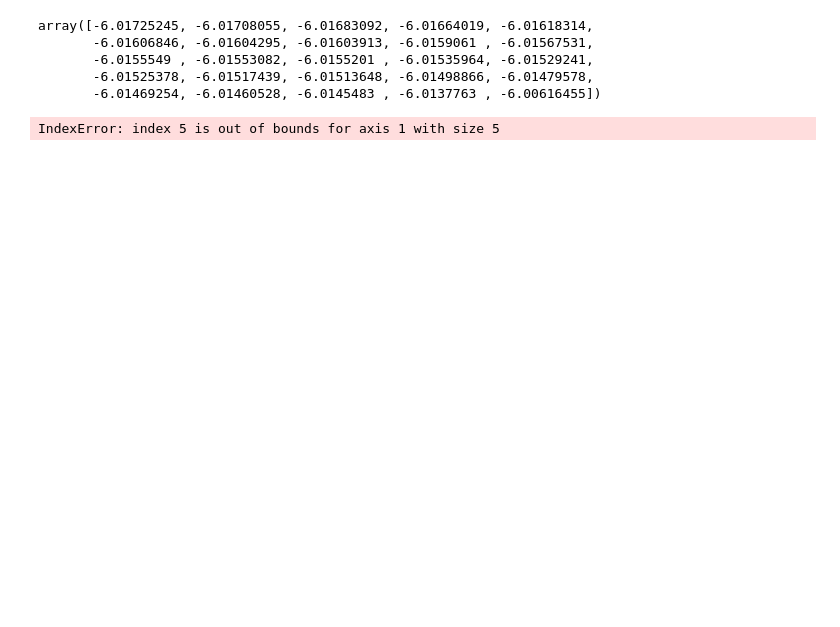
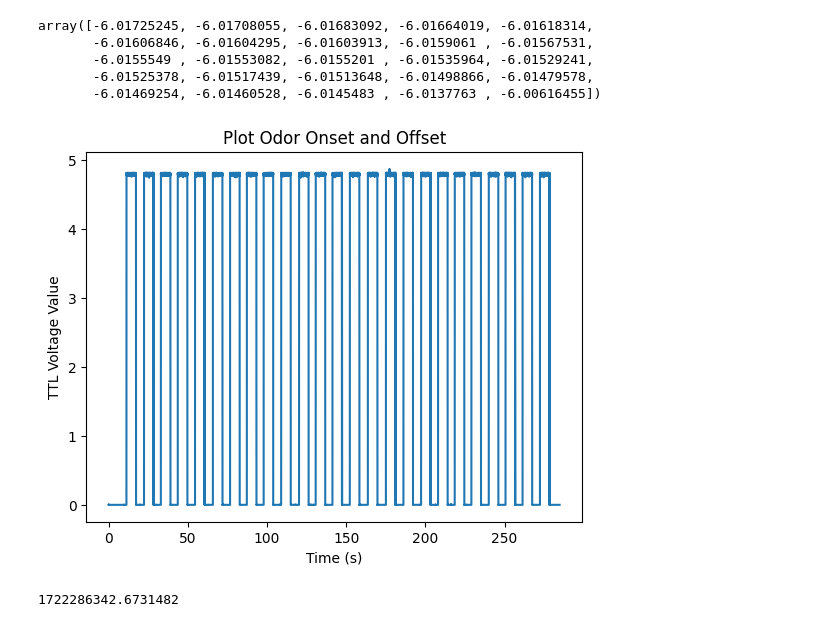
Before and after one commit to BruneBettler/wfield_pipeline, a Jupyter notebook: wfield_jupyter_tester.ipynb, the cells around one changed output. Drawn from its saved outputs; the diff is of its cells as text; code cells hidden in the pictures; blank space fills up the shorter version.

Commit message:
Pulse alignment graph

```diff
--- a/wfield_jupyter_tester.ipynb
+++ b/wfield_jupyter_tester.ipynb
@@ -63,12 +62,26 @@ array([-6.01725245, -6.01708055, -6.01683092, -6.01664019, -6.01618314,
        -6.0155549 , -6.01553082, -6.0155201 , -6.01535964, -6.01529241,
        -6.01525378, -6.01517439, -6.01513648, -6.01498866, -6.01479578,
        -6.01469254, -6.01460528, -6.0145483 , -6.0137763 , -6.00616455])
-# %%
-import matplotlib as mpl
-mpl.rcParams['agg.path.chunksize'] = 100000
-
-%matplotlib inline
-plt.plot(olfac_sync[:,5])
-plt.show()
-# %% [output]
-IndexError: index 5 is out of bounds for axis 1 with size 5
+# %%
+import matplotlib as mpl
+# This line increases the limit of how many points can be plotted on matplotlib
+mpl.rcParams['agg.path.chunksize'] = 100000
+
+%matplotlib inline
+# Converting the time into seconds, by deafult it is nano, since sampling rate is 10kHz
+x_values = np.arange(1, olfac_sync.shape[0] + 1) / 10000
+
+# Plot, remembering olfac_sync[1] is the onset of smell.
+plt.plot(x_values, olfac_sync[:, 1])
+plt.xlabel('Time (s)')
+plt.ylabel('TTL Voltage Value')
+plt.title('Plot Odor Onset and Offset')
+plt.show()
+# %% [output]
+[figure, added]
+# %%
+# blue_ftimes[0]
+# plt.plot(x_values,olfac_sync[:,0])
+olfac_experiment_start_timestamp
+# %% [output]
+1722286342.6731482
```
Also changed, not shown: parts of 11 cells of this notebook, 1 other file.
